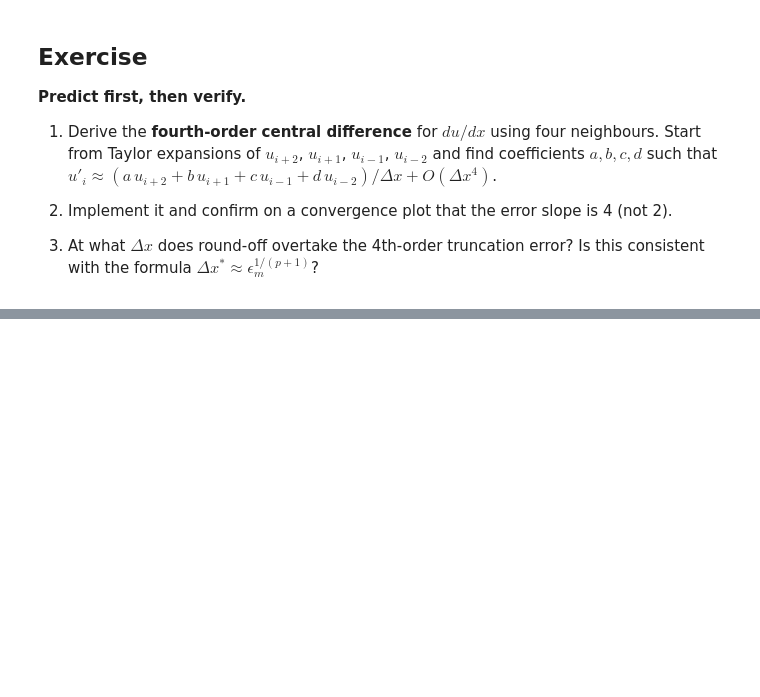
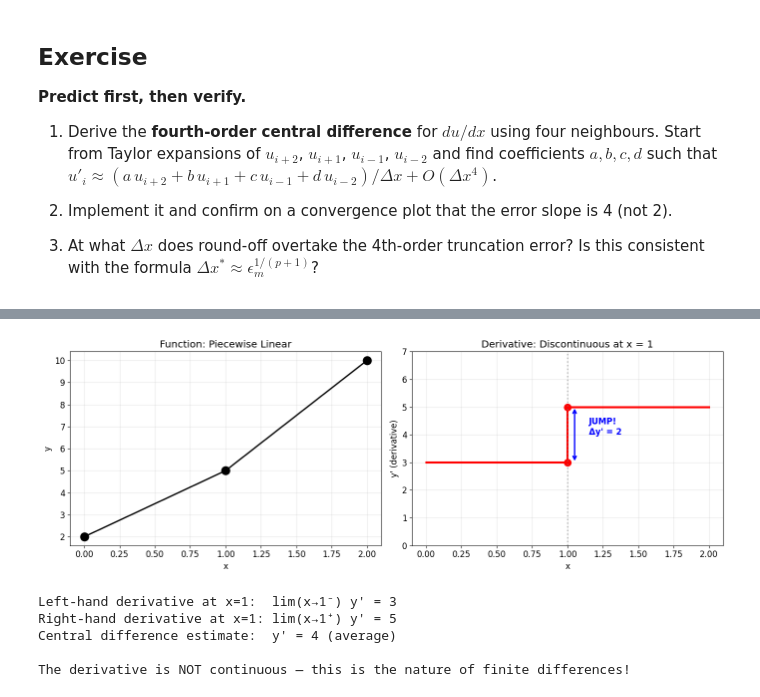
Before and after one commit to harishragul/cfd, a Jupyter notebook: curriculum/module_01_foundations/05_finite_difference_method.ipynb, the cells around one changed output, grey strips where cells are left out. Cells and saved outputs as stored; diff of their text form; code cells hidden in the pictures; blank space fills up the shorter version.

```diff
--- a/curriculum/module_01_foundations/05_finite_difference_method.ipynb
+++ b/curriculum/module_01_foundations/05_finite_difference_method.ipynb
@@ -299,0 +412,45 @@ plt.show()
+# %%
+# Plot derivative as a step function
+fig, axes = plt.subplots(1, 2, figsize=(14, 5))
+
+# Left: original function
+axes[0].plot(x, y, 'ko-', markersize=12)
+axes[0].set_xlabel('x')
+axes[0].set_ylabel('y')
+axes[0].set_title('Function: Piecewise Linear')
+axes[0].grid(True, alpha=0.3)
+
+# Right: derivative (step function)
+# Slope on [0,1) = 3, slope on [1,2) = 5
+x_deriv = [0, 1, 1, 2]
+y_deriv = [3, 3, 5, 5]
+axes[1].plot(x_deriv, y_deriv, 'r-', linewidth=3)
+axes[1].plot([1], [3], 'ro', markersize=10)  # left limit (filled)
+axes[1].plot([1], [5], 'ro', markersize=10)  # right limit (filled)
+
+# Annotate the jump
+axes[1].annotate('', xy=(1.05, 5), xytext=(1.05, 3),
+                arrowprops=dict(arrowstyle='<->', color='blue', lw=2))
+axes[1].text(1.15, 4, 'JUMP!\nΔy\' = 2', fontsize=12, color='blue', fontweight='bold')
+axes[1].axvline(x=1, color='gray', linestyle=':', alpha=0.5)
+
+axes[1].set_xlabel('x')
+axes[1].set_ylabel("y' (derivative)")
+axes[1].set_title("Derivative: Discontinuous at x = 1")
+axes[1].set_ylim(0, 7)
+axes[1].grid(True, alpha=0.3)
+
+plt.tight_layout()
+plt.show()
+
+print("Left-hand derivative at x=1:  lim(x→1⁻) y' = 3")
+print("Right-hand derivative at x=1: lim(x→1⁺) y' = 5")
+print("Central difference estimate:  y' = 4 (average)")
+print("\nThe derivative is NOT continuous — this is the nature of finite differences!")
+# %% [output]
+[figure, added]
+Left-hand derivative at x=1:  lim(x→1⁻) y' = 3
+Right-hand derivative at x=1: lim(x→1⁺) y' = 5
+Central difference estimate:  y' = 4 (average)
+
+The derivative is NOT continuous — this is the nature of finite differences!
```
Also changed, not shown: parts of 8 cells of this notebook, 8 other files.
